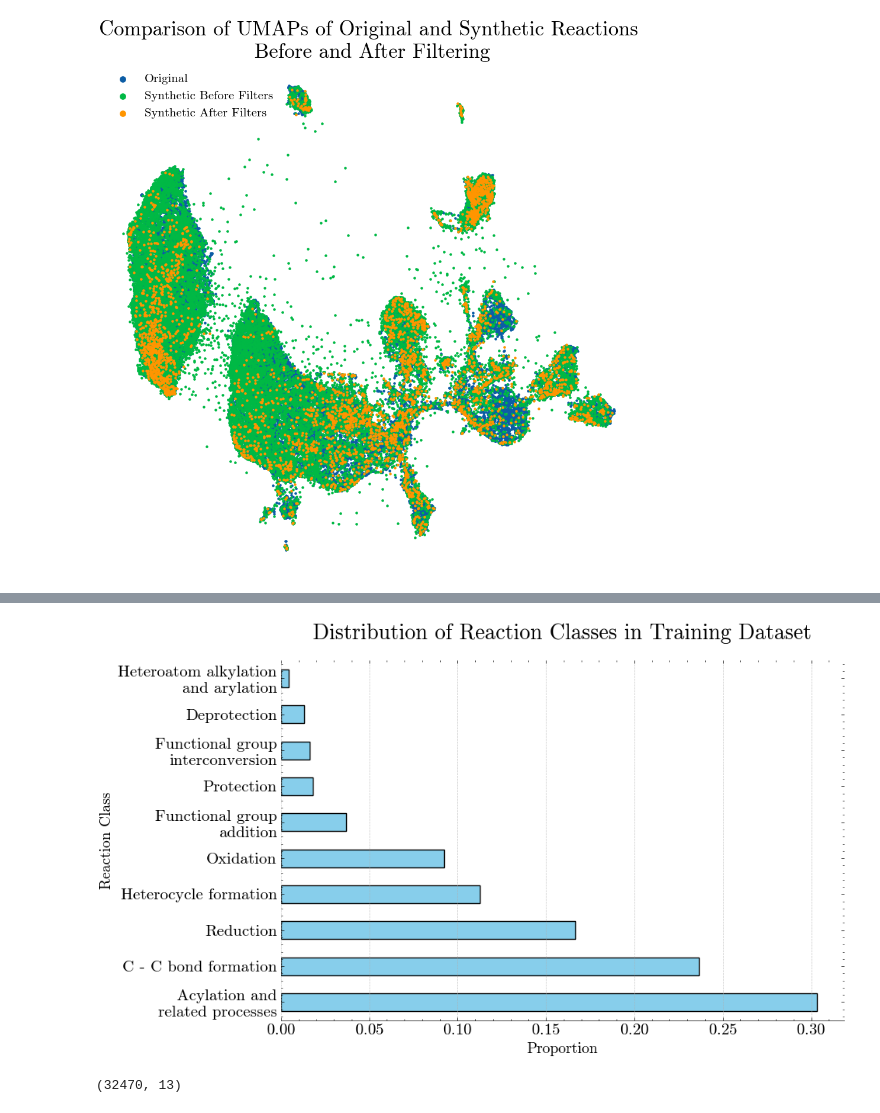
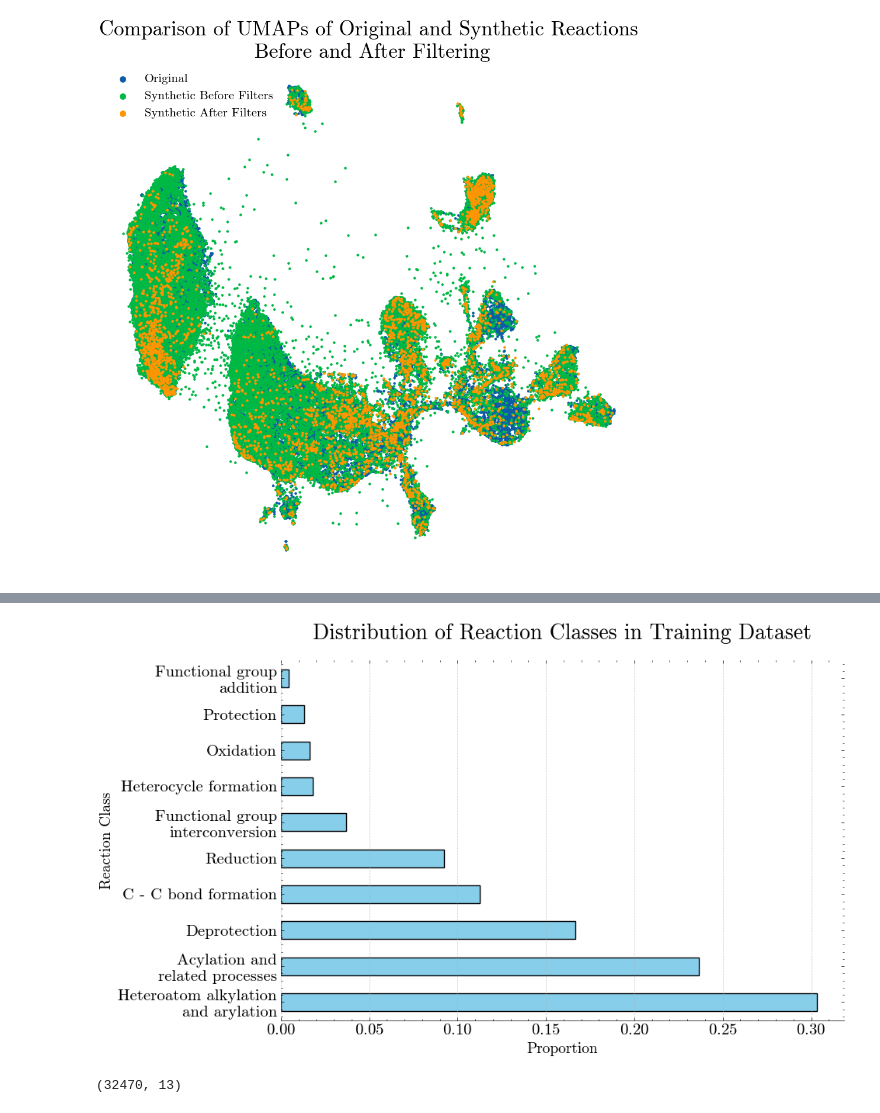
Before and after one commit to anisdismail/ChemRxnSAGE, a Jupyter notebook: data_visualization.ipynb, the cells around one changed output, grey strips where cells are left out. Drawn from its saved outputs; the diff is of its cells as text; code cells hidden in the pictures.

Commit message:
fixed bug in reaction mapper

```diff
--- a/data_visualization.ipynb
+++ b/data_visualization.ipynb
@@ -393,22 +387,0 @@ fingerprints_umap2, fingerprints_umap21, fingerprints_umap22 = pca_umap_reductio
-# %%
-# Step 2: Plotting
-plt.rcParams["figure.figsize"] = (10, 10)
-
-fig, ax = plt.subplots()
-scatter = ax.scatter(
-    fingerprints_umap2[:, 0], fingerprints_umap2[:, 1], s=5, label="Original")
-scatter = ax.scatter(
-    fingerprints_umap21[:, 0], fingerprints_umap21[:, 1], s=5, label="Synthetic Before Filters")
-scatter = ax.scatter(
-    fingerprints_umap22[:, 0], fingerprints_umap22[:, 1], s=5, label="Synthetic After Filters")
-
-
-plt.title(
-    "Comparison of PCAs of Original and Synthetic Reactions\n Before and After Filtering", fontsize=25)
-
-plt.tight_layout()
-plt.legend(fontsize=15, markerscale=3)
-ax.set_axis_off()
-# plt.show()
-plt.savefig("results/new/rxn_pca_before_after.svg",
-            bbox_inches='tight', dpi=500)
@@ -442,45 +413,45 @@ plt.savefig("results/new/umap_generated_before_filtering_colored_by_rxns.svg",
 # %%
 reaction_data = {
-    "<RX_10>": "Heteroatom alkylation\nand arylation",
-    "<RX_1>": "Acylation and\nrelated processes",
-    "<RX_2>": "C - C bond formation",
-    "<RX_3>": "Heterocycle formation",
-    "<RX_4>": "Protection",
-    "<RX_5>": "Deprotection",
-    "<RX_6>": "Reduction",
-    "<RX_7>": "Oxidation",
-    "<RX_8>": "Functional group\ninterconversion",
-    "<RX_9>": "Functional group\naddition"
+    "<RX_1>": "Heteroatom alkylation\nand arylation",
+    "<RX_2>": "Acylation and\nrelated processes",
+    "<RX_3>": "C - C bond formation",
+    "<RX_4>": "Heterocycle formation",
+    "<RX_5>": "Protection",
+    "<RX_6>": "Deprotection",
+    "<RX_7>": "Reduction",
+    "<RX_8>": "Oxidation",
+    "<RX_9>": "Functional group\ninterconversion",
+    "<RX_10>": "Functional group\naddition"
 }
 
 # Convert reaction codes to descriptions and calculate the frequency
 reaction_counts = df_with_max_200["reaction_type"].apply(
     lambda x: reaction_data[x]).value_counts(normalize=True)
 
 # Plotting
 plt.figure(figsize=(10, 6))
 reaction_counts.plot(kind='barh', color='skyblue', edgecolor='black')
 
 # Beautify the plot
 plt.title('Distribution of Reaction Classes in Training Dataset',
           fontsize=20, weight='bold', pad=20)
 plt.xlabel('Proportion', fontsize=14, weight='bold')
 plt.ylabel('Reaction Class', fontsize=14, weight='bold')
 plt.xticks(fontsize=15)
 plt.yticks(fontsize=15)
 plt.grid(axis='x', linestyle='--', alpha=0.7)
 
 # Removing the spines for a cleaner look
 plt.gca().spines['top'].set_visible(False)
 plt.gca().spines['right'].set_visible(False)
 plt.gca().spines['left'].set_visible(False)
 
 plt.tight_layout()
 # plt.show()
 plt.savefig("results/new/rxn_bar.svg",
             bbox_inches='tight', dpi=500)
 # %% [output]
-[figure, old version]
+[figure, new version]
 # %%
 valid_df = evaluator.df[evaluator.df["isValid"]].copy()
 valid_df["rxn_type"] = rxn_pred_1
```
Also changed, not shown: parts of 6 cells of this notebook.
